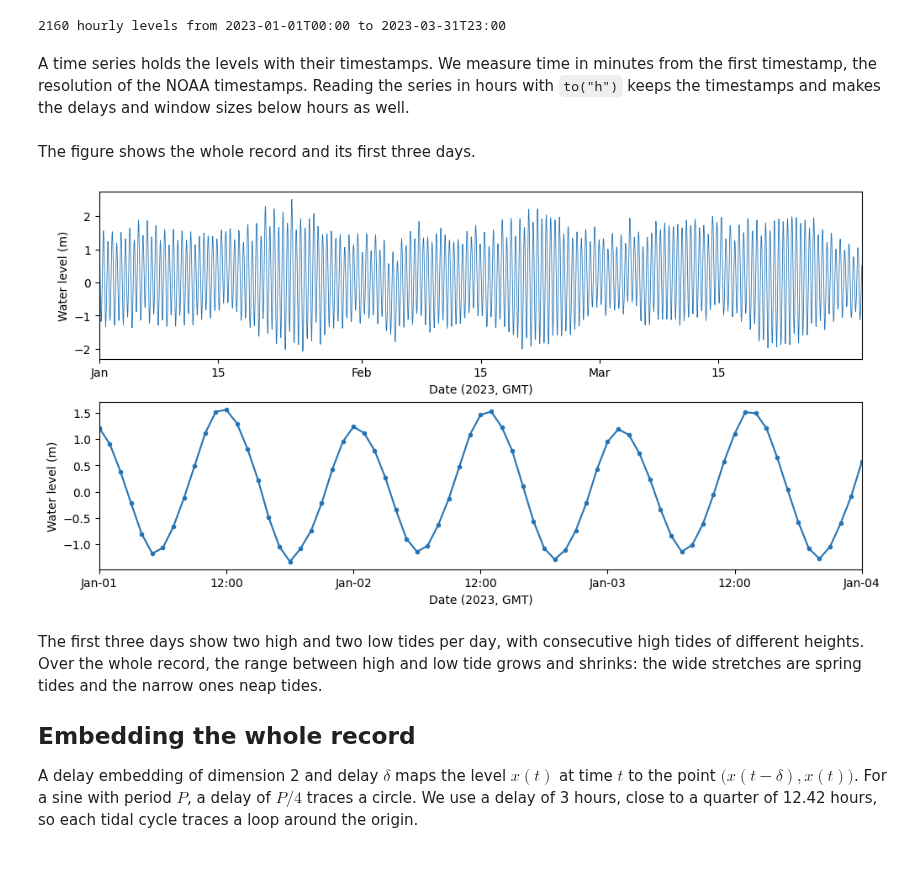
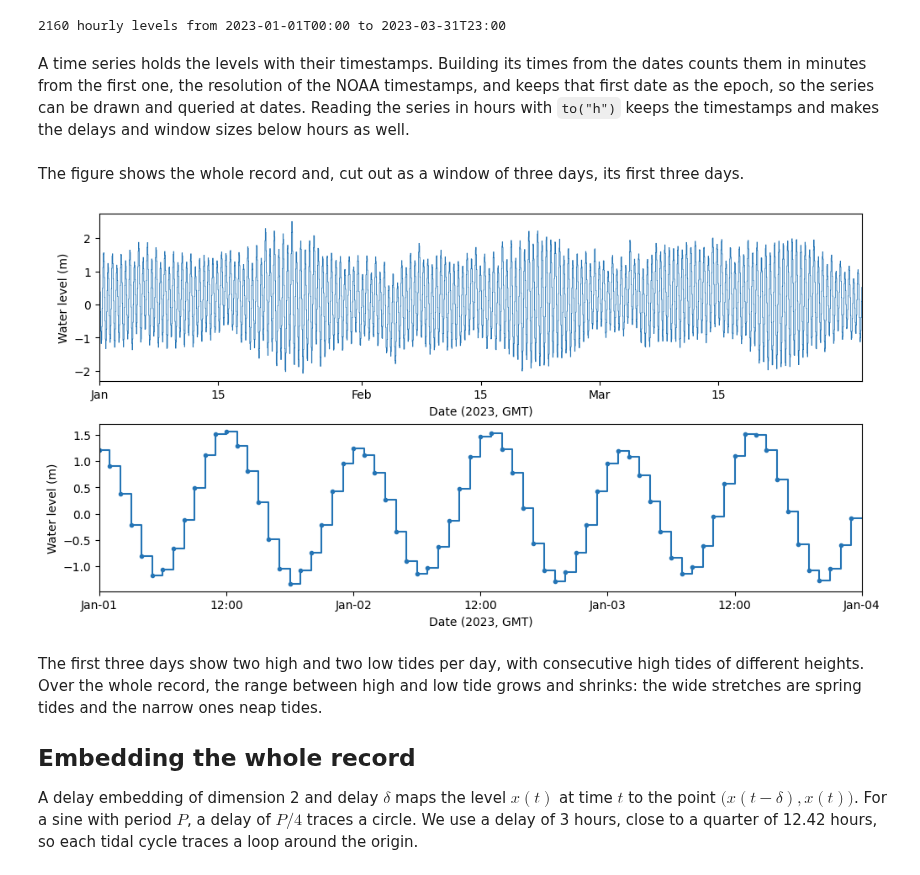
Before and after one commit to kthtda/stablebear, a Jupyter notebook: docs/tutorial_notebooks/timeseries_tides.ipynb, the cells around one changed output. Cells and saved outputs as stored; diff of their text form; code cells hidden in the pictures.

Commit message:
Use dates and plot_timeseries in the tides tutorial

```diff
--- a/docs/tutorial_notebooks/timeseries_tides.ipynb
+++ b/docs/tutorial_notebooks/timeseries_tides.ipynb
@@ -61,37 +61,31 @@ print(f"{len(levels)} hourly levels from {stamps[0]} to {stamps[-1]}")
 # %% [output]
 2160 hourly levels from 2023-01-01T00:00 to 2023-03-31T23:00
 # %% [markdown]
-A time series holds the levels with their timestamps. We measure time in
-minutes from the first timestamp, the resolution of the NOAA timestamps.
-Reading the series in hours with `to("h")` keeps the timestamps and makes the
-delays and window sizes below hours as well.
+A time series holds the levels with their timestamps. Building its times from
+the dates counts them in minutes from the first one, the resolution of the
+NOAA timestamps, and keeps that first date as the epoch, so the series can be
+drawn and queried at dates. Reading the series in hours with `to("h")` keeps
+the timestamps and makes the delays and window sizes below hours as well.
 # %%
-minutes = (stamps - stamps[0]).astype(float)
-times = Times(minutes, unit="min")
-series = TimeSeries(levels, times=times).to("h")
-
-
-# Convert hours since the first timestamp to dates for plotting.
-def to_dates(hours):
-    offsets = np.round(60 * np.asarray(hours)).astype(np.int64)
-    return stamps[0] + offsets.astype("timedelta64[m]")
+series = TimeSeries(levels, times=Times(stamps, unit="min")).to("h")
 # %% [markdown]
-The figure shows the whole record and its first three days.
+The figure shows the whole record and, cut out as a window of three days, its
+first three days.
 # %%
 fig, (ax_all, ax_zoom) = plt.subplots(
     2, 1, figsize=(10, 5), layout="constrained",
 )
-ax_all.plot(stamps, levels, color="#2474b5", linewidth=0.6)
+plot_timeseries(series, ax=ax_all, color="#2474b5", linewidth=0.6)
 ax_all.set(xlabel="Date (2023, GMT)", ylabel="Water level (m)",
            xlim=(stamps[0], stamps[-1]))
-first = stamps <= stamps[0] + np.timedelta64(3, "D")
-ax_zoom.plot(stamps[first], levels[first], color="#2474b5", marker="o",
-             markersize=3)
+first_days = Window(size=np.timedelta64(3, "D"), anchor="start")(series)[0]
+plot_timeseries(first_days, ax=ax_zoom, color="#2474b5", markers=True,
+                markersize=3)
 ax_zoom.set(xlabel="Date (2023, GMT)", ylabel="Water level (m)",
-            xlim=(stamps[0], stamps[first][-1]))
+            xlim=first_days.bounds(dates=True)[:2])
 plt.show()
 # %% [output]
-[figure, old version]
+[figure, new version]
 # %% [markdown]
 The first three days show two high and two low tides per day, with
 consecutive high tides of different heights. Over the whole record, the range
```
Also changed, not shown: parts of 3 cells of this notebook, 1 other file.
